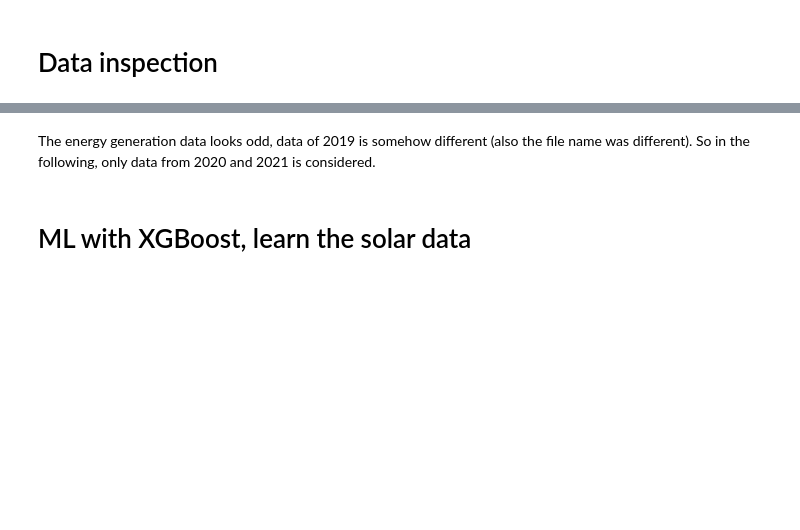
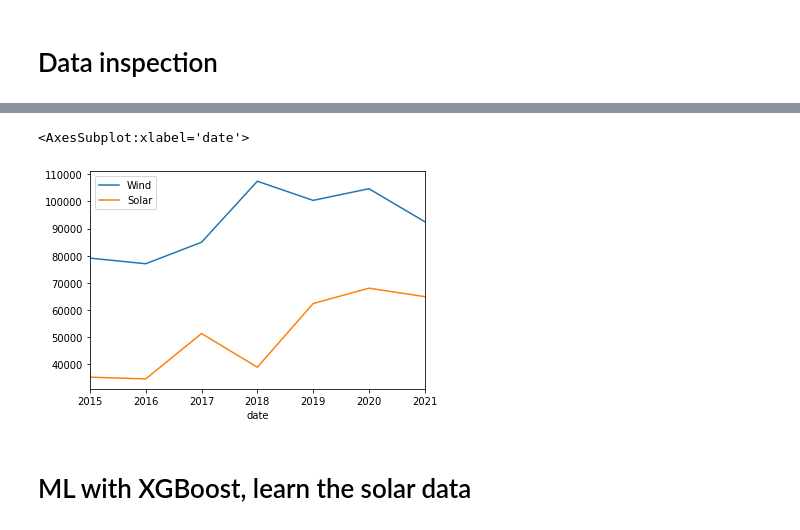
Before and after one commit to niko-nikolay/RenewableEnergyForecastML, a Jupyter notebook: notebooks/learn_data.ipynb, the cells around one changed output, grey strips where cells are left out. Cells and saved outputs as stored; diff of their text form; code cells hidden in the pictures; blank space fills up the shorter version.

Commit message:
Bugfixing, proper calculation of energy from power-data

```diff
--- a/notebooks/learn_data.ipynb
+++ b/notebooks/learn_data.ipynb
@@ -19,5 +21,8 @@ weather_electricity.plot(y=['Wind', 'Solar'])
-# %% [markdown]
-The energy generation data looks odd, data of 2019 is somehow different (also the file name was different). So in the following, only data from 2020 and 2021 is considered.
+# %%
+weather_electricity.resample('Y').sum().plot(y=['Wind', 'Solar'])
+# %% [output]
+<AxesSubplot:xlabel='date'>
+[figure, added]
 # %% [markdown]
 # ML with XGBoost, learn the solar data
 # %% [markdown]
```
Also changed, not shown: parts of 19 cells of this notebook, 11 other files.
